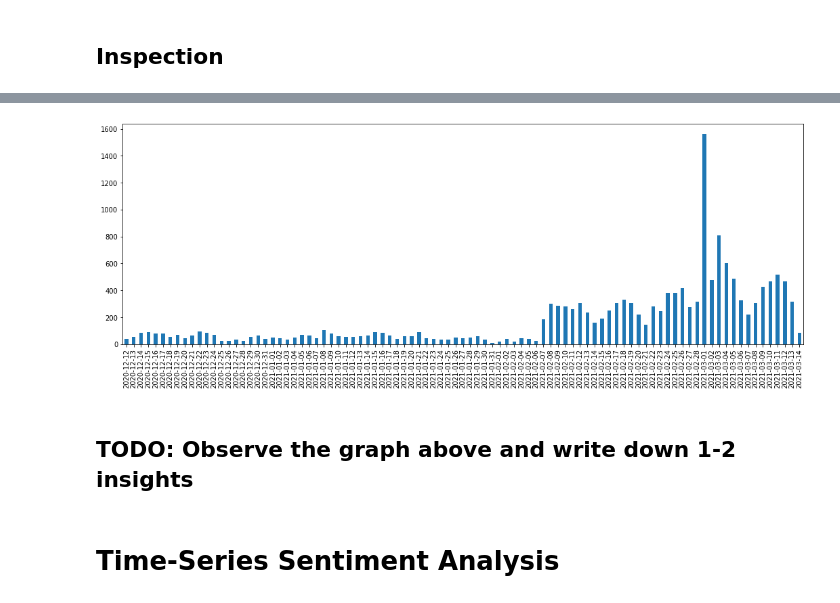
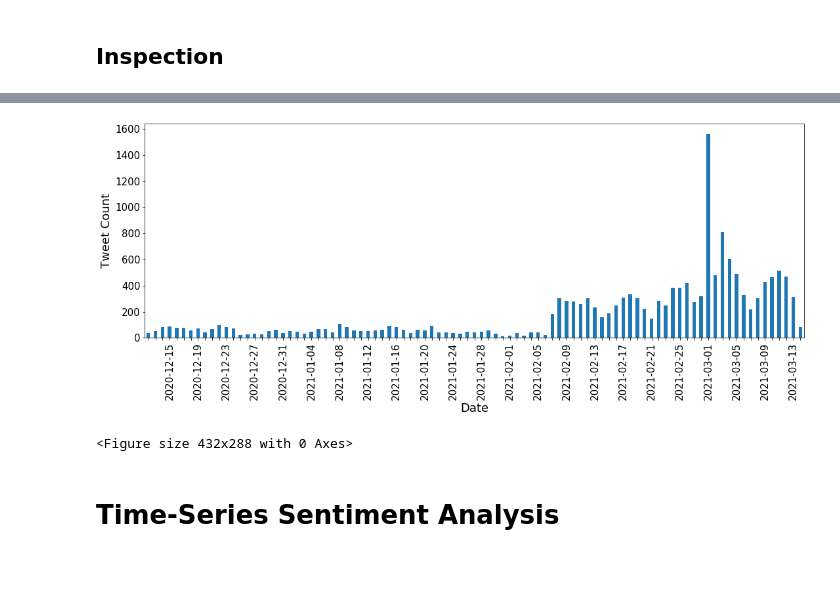
Before and after one commit to sejaldua/covid19-vaccy-tweets-NLP, a Jupyter notebook: workbook.ipynb, the cells around one changed output, grey strips where cells are left out. Drawn from its saved outputs; the diff is of its cells as text; code cells hidden in the pictures; blank space fills up the shorter version.

Commit message:
updated workbook and figures

```diff
--- a/workbook.ipynb
+++ b/workbook.ipynb
@@ -281,8 +278,2 @@ df['subjectivity'].hist()
 # %% [markdown]
 ## Inspection
-# %%
-# inspect the most negatively charged tweets
-for i, tweet in enumerate(df[df['polarity'] <= -0.90]['text']):
-    if i >= 20:
-        break
-    print(i, tweet)
@@ -307,6 +279,0 @@ ugh, i'm miserable, but ironically i have never had any injection site pain or s
-# %%
-# you inspect the most positively charged tweets
-for i, tweet in enumerate(df[df['polarity'] >= 0.90]['text']):
-    if i >= 20:
-        break
-    print(i, tweet)
@@ -331,8 +310,4 @@ vaccinations vaccine covid19uk covid19 health…
 # %%
-# inspect the most subjective tweets
-# Hint: the subjectivity scale ranges from 0 to 1
-for i, tweet in enumerate(df[df['subjectivity'] >= 0.99]['text']):
-    if i >= 20:
-        break
-    print(i, tweet)
+# inspect the most subjective tweets (NOTE: subjectivity scale ranges from 0 to 1)
+df.sort_values(by='subjectivity', ascending=True)[['text', 'polarity', 'subjectivity']].reset_index(drop=True).head(n=10)
 # %% [output]
@@ -356,6 +324,0 @@ pfizerbiontech pfizervaccine
-# %%
-# inspect the most objective tweets
-for i, tweet in enumerate(df[df['subjectivity'] <= 0.01]['text']):
-    if i >= 20:
-        break
-    print(i, tweet)
@@ -380,13 +340,21 @@ thankyounhs   and pfizerbiontech  for making the covidvaccine dream poss…
 # %%
 # let's inspect how many tweets there were with respect to time
-plt.figure(figsize=(18, 6))
+fig, ax = plt.subplots(figsize=(18, 6))
 df['date'].value_counts(sort=False).sort_index().plot.bar();
-plt.xticks(rotation=90)
+for i, label in enumerate(ax.get_xticklabels()):
+    if (i+1) % 4 != 0:
+        label.set_visible(False)
+
+plt.xlabel('Date', fontsize=18)
+plt.ylabel('Tweet Count', fontsize=18)
+plt.xticks(fontsize=15)
+plt.yticks(fontsize=15)
 plt.show()
+plt.tight_layout()
+fig.savefig("./figures/tweet_freq_over_time.png")
 # %% [output]
-[figure, old version]
+[figure, new version]
+<Figure size 432x288 with 0 Axes>
-# %% [markdown]
-## TODO: Observe the graph above and write down 1-2 insights
 # %% [markdown]
 # Time-Series Sentiment Analysis
 # %%
```
Also changed, not shown: parts of 29 cells of this notebook, 9 other files.
